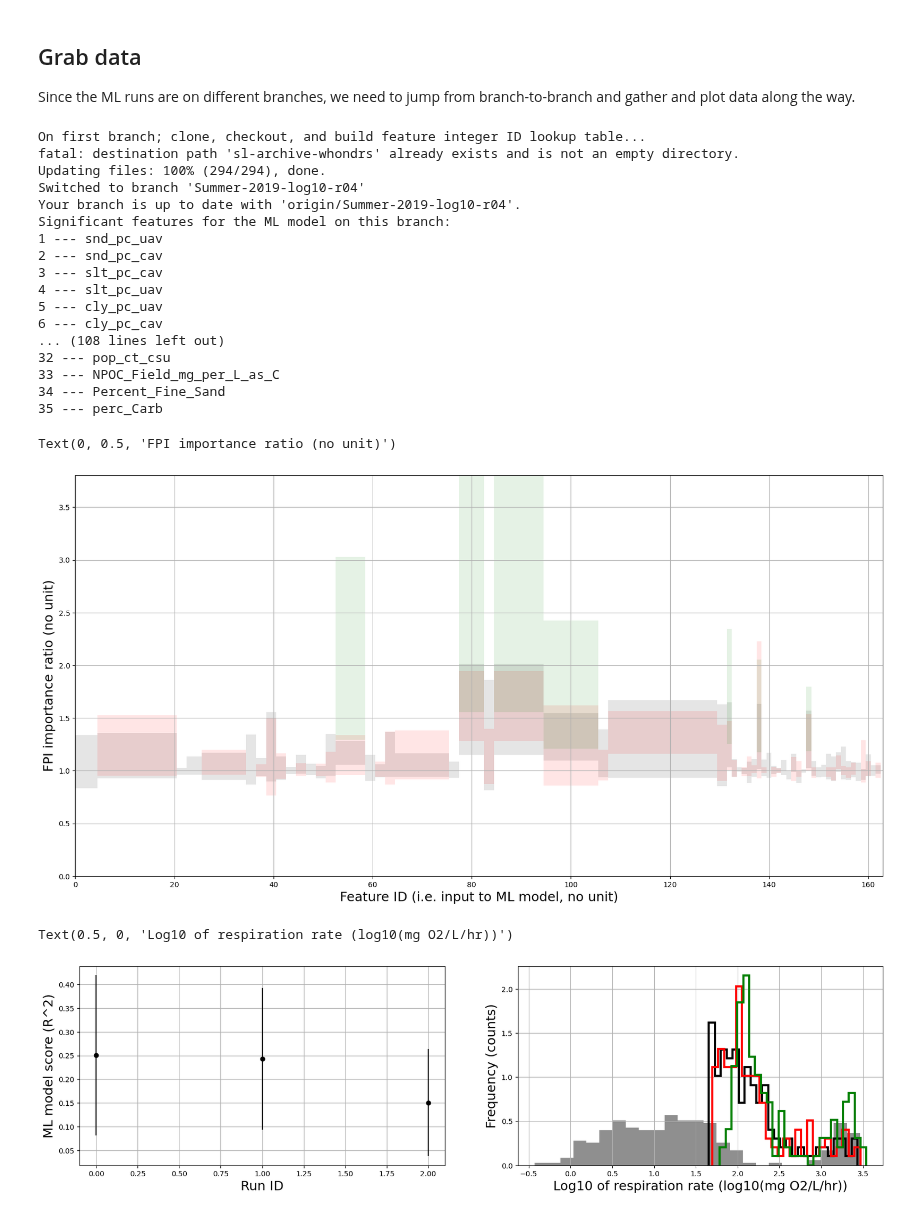
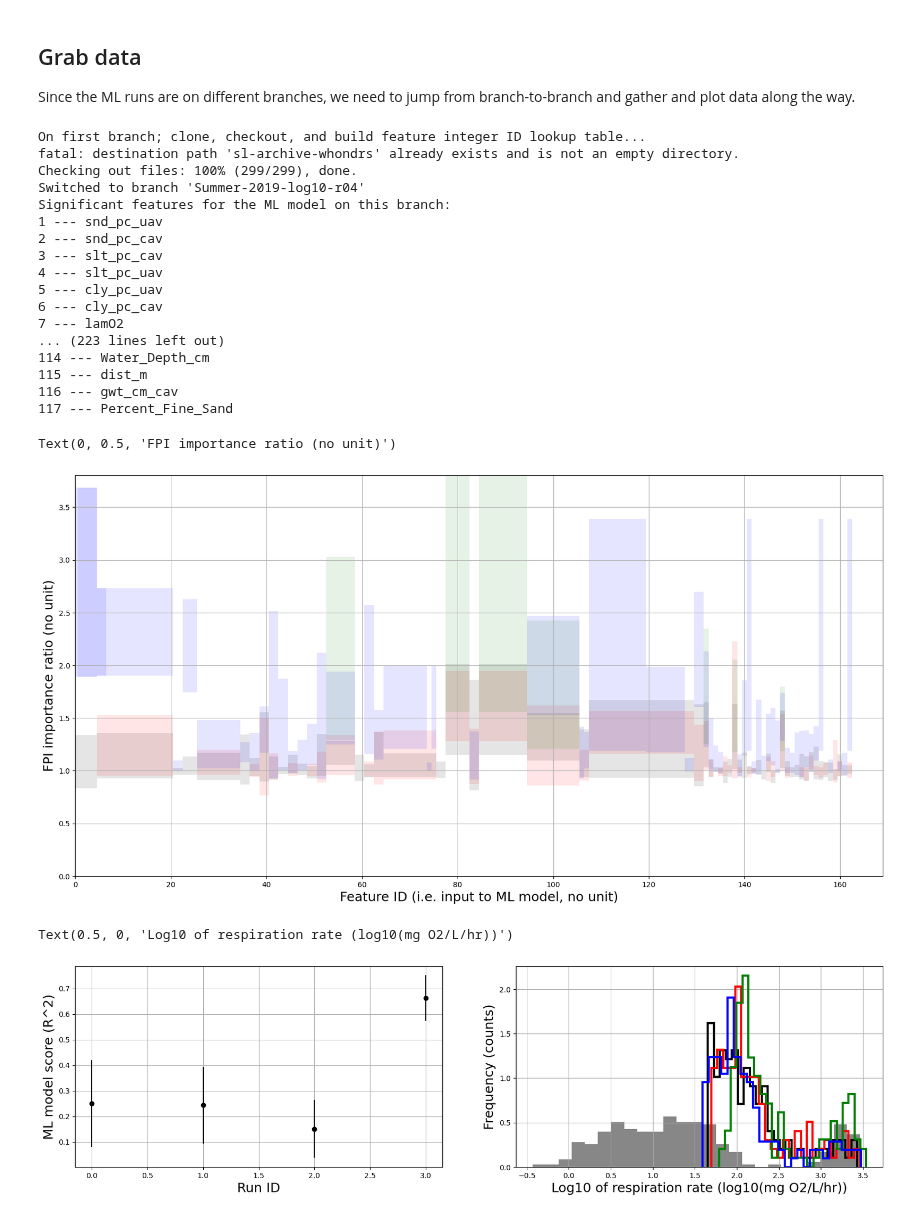
Before and after one commit to parallelworks/sl-archive-whondrs, a Jupyter notebook: examples/plot_fpi_results.ipynb, the cells around one changed output. Drawn from its saved outputs; the diff is of its cells as text; code cells hidden in the pictures.

Commit message:
Allow for plotting notebook to auto-add new features as it runs
This is a first draft - initial look at the results suggest that
there is a small bug/inconsistency somewhere.

```diff
--- a/examples/plot_fpi_results.ipynb
+++ b/examples/plot_fpi_results.ipynb
@@ -9,7 +9,7 @@ import matplotlib.pyplot as plt
 #from matplotlib.collections import PatchCollection
 #from matplotlib.patches import Rectangle
 # Define the repository url to work with and prefix for where it will be copied.
-repo_prefix = '/pw/tmp/'
+repo_prefix = '~/tmp/'
 repo_name = 'sl-archive-whondrs'
 repo_url = 'https://github.com/parallelworks/'+repo_name
 # %% [markdown]
@@ -30,7 +30,8 @@ Since the ML runs are on different branches, we need to jump from branch-to-bran
 # r04 - all features (163), FPI cutoff = 0.7
 # r05 - subset of featuers (35 - based on r04), FPI cutoff = 0.7
 # r05b - repeat r05
-list_branches = ['Summer-2019-log10-r04', 'Summer-2019-log10-r03','Summer-2019-log10-r05'] #,'Summer-2019-log10-r05b']
+# S19S-SSS-log10-r01 - merged S19S-SSS data with no FTICR, all 145 input vars, FPI cutoff = 0.7
+list_branches = ['Summer-2019-log10-r04', 'Summer-2019-log10-r03','Summer-2019-log10-r05','S19S-SSS-log10-r01'] #,'Summer-2019-log10-r05b']
 list_colors = ['k','r','g','b','c','c']
 fpi_max = 0.0
 
@@ -42,6 +43,9 @@ predict_hist = pd.DataFrame(columns=list_branches)
 
 # Initialize a plot
 fig, ax = plt.subplots(1,1,figsize=(20,10))
+
+# Keep track of the number of features discovered as branches are loaded
+num_features = 0
 
 for ll,branch in enumerate(list_branches):
 
@@ -60,6 +64,9 @@ for ll,branch in enumerate(list_branches):
         # so that feature names can be converted to ints
         # later.
         feature_id_name_dict = dict((v,k) for k,v in fpi_avg['Unnamed: 0'].to_dict().items())
+
+        # Count the number of features
+        num_featuers = len(feature_id_name_dict)
 
         # Unload the data b/c later we will want to use the index
         del fpi_avg
@@ -98,6 +105,12 @@ for ll,branch in enumerate(list_branches):
     # will be chopped out from the middle so we don't want to
     # plot continuous lines.
     for feature in branch_feature_names:
+        # Check if this feature is in the feature ID dict
+        # and if it is not, add it.
+        if feature not in feature_id_name_dict:
+            num_features = num_features + 1
+            feature_id_name_dict[feature] = num_features
+
         # Get feature ID from the dict
         f_id = feature_id_name_dict[feature]
 
@@ -160,41 +173,41 @@ for ll,branch in enumerate(list_branches):
         len(input_data.index)
     ]
 
     # Grab histograms of the distribution of the target to
     # assess bias in the ML models
     train_all = pd.read_csv(repo_prefix+repo_name+'/input_data/WHONDRS_Data.csv')
     train_hist[branch] = train_all['Normalized_Respiration_Rate_mg_DO_per_H_per_L_sediment']
     predict_all = pd.read_csv(repo_prefix+repo_name+'/output_data/unfiltered_predict_output_avg.csv')
     predict_hist[branch] = predict_all['Normalized_Respiration_Rate_mg_DO_per_H_per_L_sediment']
 
 # Done with looping over branches
 ax.grid()
 
 plt.xlim(0,len(feature_id_name_dict))
 plt.ylim(0,fpi_max)
 
 plt.xlabel('Feature ID (i.e. input to ML model, no unit)', fontsize=18)
 plt.ylabel('FPI importance ratio (no unit)', fontsize=18)
 # %% [output]
 On first branch; clone, checkout, and build feature integer ID lookup table...
 fatal: destination path 'sl-archive-whondrs' already exists and is not an empty directory.
-Updating files: 100% (294/294), done.
+Checking out files: 100% (299/299), done.
 Switched to branch 'Summer-2019-log10-r04'
-Your branch is up to date with 'origin/Summer-2019-log10-r04'.
 Significant features for the ML model on this branch:
 1 --- snd_pc_uav
 2 --- snd_pc_cav
 3 --- slt_pc_cav
 4 --- slt_pc_uav
 5 --- cly_pc_uav
 6 --- cly_pc_cav
-... (108 lines left out)
-32 --- pop_ct_csu
-33 --- NPOC_Field_mg_per_L_as_C
-34 --- Percent_Fine_Sand
-35 --- perc_Carb
+7 --- lamO2
+... (223 lines left out)
+114 --- Water_Depth_cm
+115 --- dist_m
+116 --- gwt_cm_cav
+117 --- Percent_Fine_Sand
 Text(0, 0.5, 'FPI importance ratio (no unit)')
-[figure, old version]
+[figure, new version]
 # %%
 # Set up side-by-side plot
 fig, (ax0, ax1)  = plt.subplots(1,2,figsize=(20,5))
@@ -223,5 +236,5 @@ ax1.set_ylabel('Frequency (counts)', fontsize=18)
 ax1.set_xlabel('Log10 of respiration rate (log10(mg O2/L/hr))', fontsize=18)
 # %% [output]
 Text(0.5, 0, 'Log10 of respiration rate (log10(mg O2/L/hr))')
-[figure, old version]
+[figure, new version]
 # %%
```
Also changed, not shown: parts of 2 cells of this notebook.
